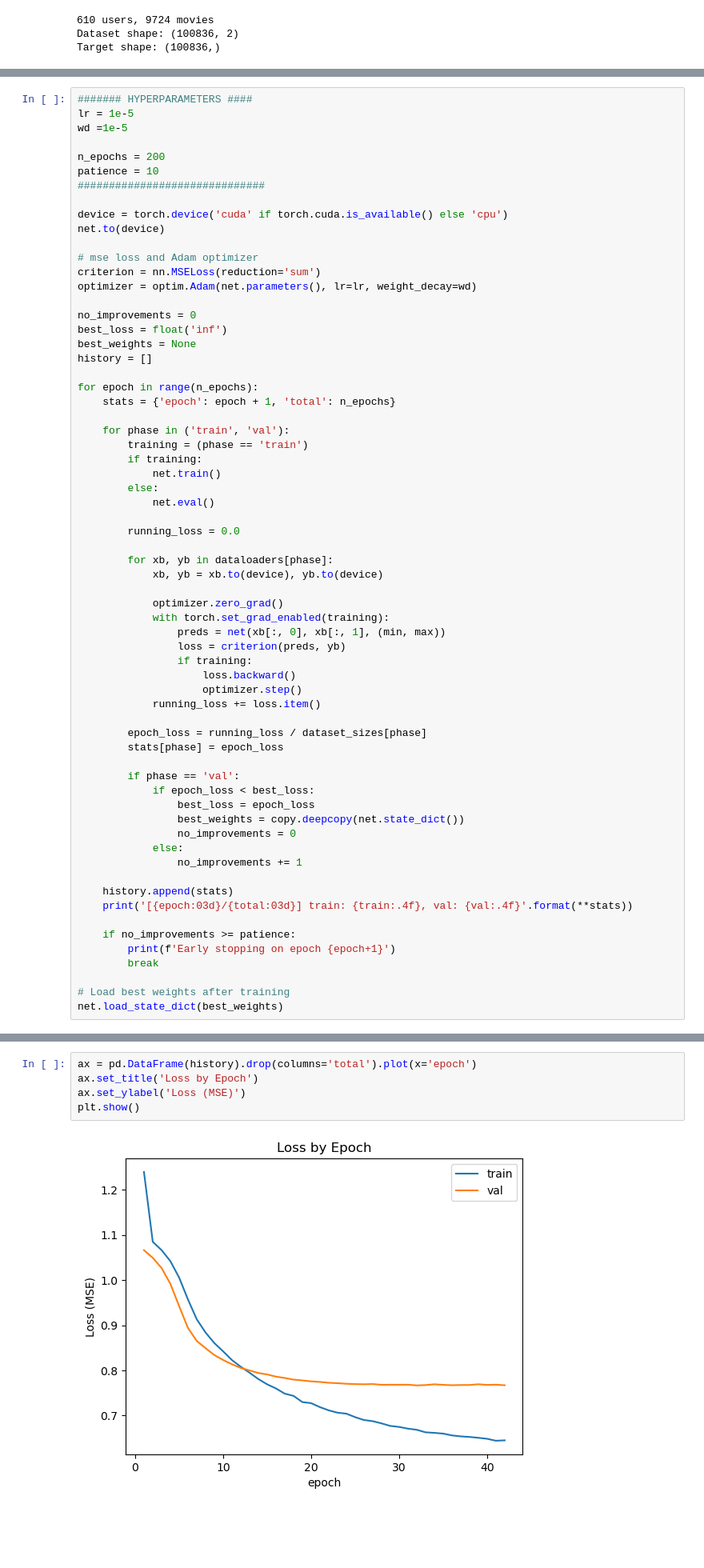
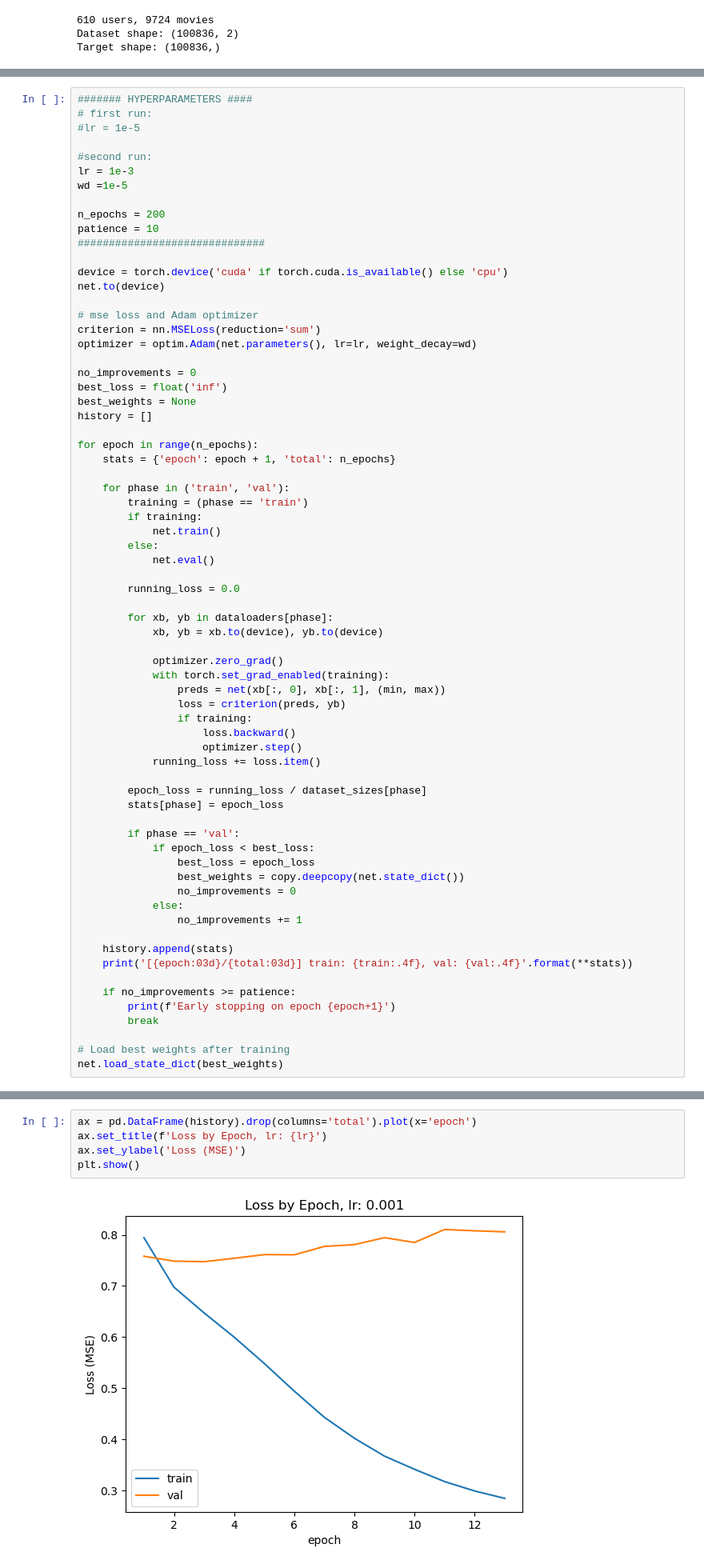
Before and after one commit to gracefujinaga/MSDS_490, a Jupyter notebook: assignment_8/assignment_8.ipynb, the cells around one changed output, grey strips where cells are left out. Shown: that part at 80% size. Cells and saved outputs as stored; diff of their text form; blank space fills up the shorter version.

```diff
--- a/assignment_8/assignment_8.ipynb
+++ b/assignment_8/assignment_8.ipynb
@@ -229,7 +229,11 @@ dataloaders = {'train': train_loader, 'val': valid_loader}
 dataset_sizes = {'train': len(X_train), 'val': len(X_valid)}
 # %%
 ####### HYPERPARAMETERS ####
-lr = 1e-5
+# first run:
+#lr = 1e-5
+
+#second run:
+lr = 1e-3
 wd =1e-5
 
 n_epochs = 200
@@ -313,11 +314,11 @@ Early stopping on epoch 42
 <All keys matched successfully>
 # %%
 ax = pd.DataFrame(history).drop(columns='total').plot(x='epoch')
-ax.set_title('Loss by Epoch')
+ax.set_title(f'Loss by Epoch, lr: {lr}')
 ax.set_ylabel('Loss (MSE)')
 plt.show()
 # %% [output]
-[figure, old version]
+[figure, new version]
 # %% [markdown]
 ## Metrics
 # %%
```
Also changed, not shown: parts of 5 cells of this notebook.
